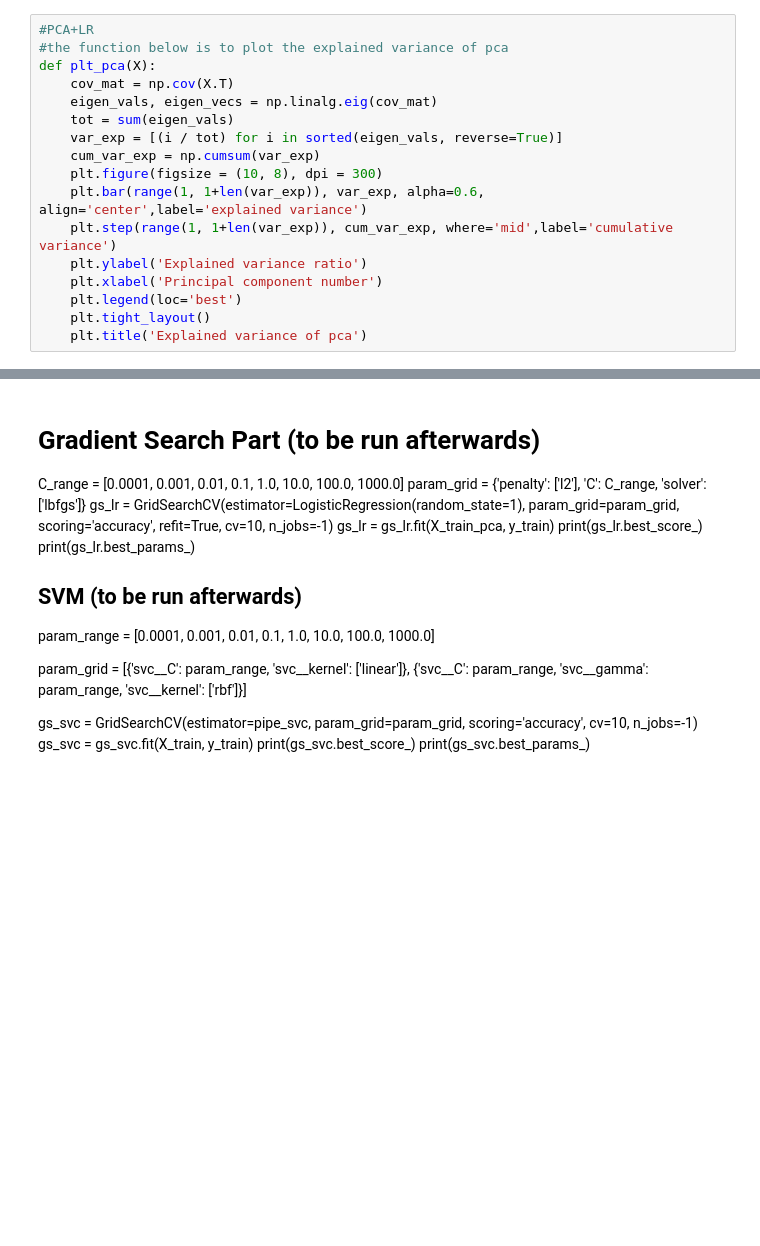
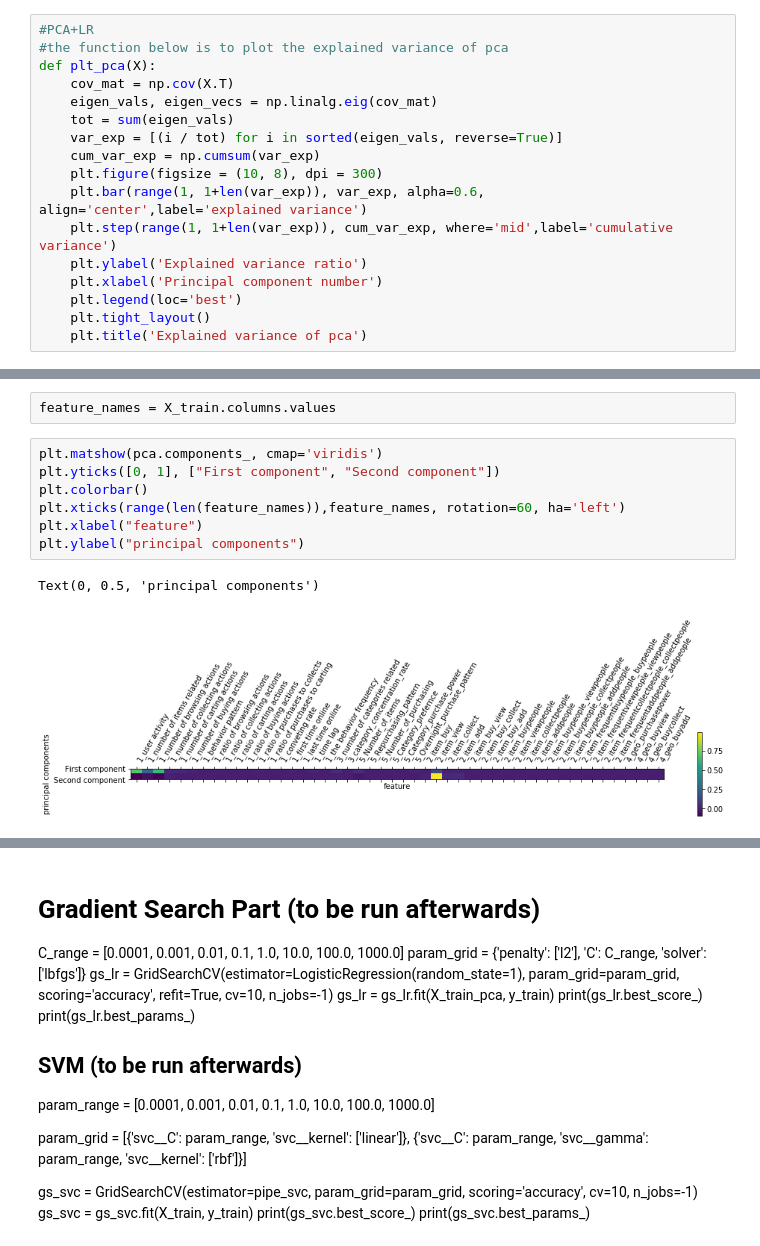
Before and after one commit to Parametric3/PHBS_MLF_2019, a Jupyter notebook: modeling.ipynb, the cells around one changed output, grey strips where cells are left out. Drawn from its saved outputs; the diff is of its cells as text; blank space fills up the shorter version.

```diff
--- a/modeling.ipynb
+++ b/modeling.ipynb
@@ -137 +165,13 @@ plt_pca(X_train)
+# %%
+feature_names = X_train.columns.values
+# %%
+plt.matshow(pca.components_, cmap='viridis')
+plt.yticks([0, 1], ["First component", "Second component"])
+plt.colorbar()
+plt.xticks(range(len(feature_names)),feature_names, rotation=60, ha='left')
+plt.xlabel("feature")
+plt.ylabel("principal components")
+# %% [output]
+Text(0, 0.5, 'principal components')
+[figure, added]
 # %%
```
Also changed, not shown: parts of 23 cells of this notebook.
